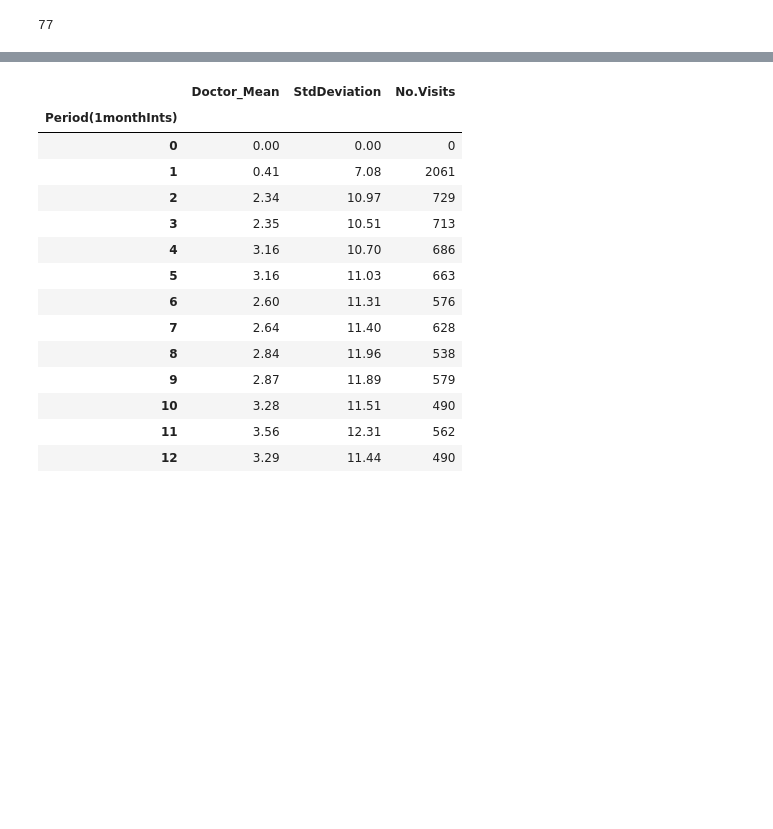
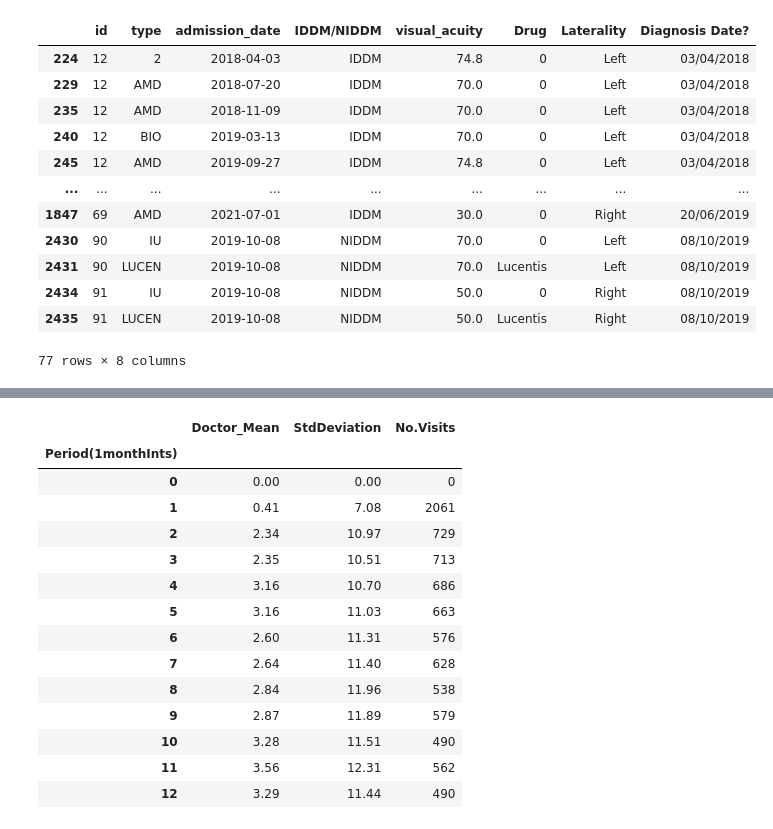
Before and after one commit to charlieoneill23/charliemacuject, a Jupyter notebook: pharma_reports/DME/DMEAudit.ipynb, the cells around one changed output, grey strips where cells are left out. Drawn from its saved outputs; the diff is of its cells as text; code cells hidden in the pictures; blank space fills up the shorter version.

```diff
--- a/pharma_reports/DME/DMEAudit.ipynb
+++ b/pharma_reports/DME/DMEAudit.ipynb
@@ -217,5 +244,16 @@ len(a), len(b), len(c)
-# %%
-z = test.get_df()
-len(z)
-# %% [output]
-77
+# %%
+a
+# %% [output]
+|  | id | type | admission_date | IDDM/NIDDM | visual_acuity | Drug | Laterality | Diagnosis Date? |
+| 224 | 12 | 2 | 2018-04-03 | IDDM | 74.8 | 0 | Left | 03/04/2018 |
+| 229 | 12 | AMD | 2018-07-20 | IDDM | 70.0 | 0 | Left | 03/04/2018 |
+| 235 | 12 | AMD | 2018-11-09 | IDDM | 70.0 | 0 | Left | 03/04/2018 |
+| 240 | 12 | BIO | 2019-03-13 | IDDM | 70.0 | 0 | Left | 03/04/2018 |
+| 245 | 12 | AMD | 2019-09-27 | IDDM | 74.8 | 0 | Left | 03/04/2018 |
+| ... | ... | ... | ... | ... | ... | ... | ... | ... |
+| 1847 | 69 | AMD | 2021-07-01 | IDDM | 30.0 | 0 | Right | 20/06/2019 |
+| 2430 | 90 | IU | 2019-10-08 | NIDDM | 70.0 | 0 | Left | 08/10/2019 |
+| 2431 | 90 | LUCEN | 2019-10-08 | NIDDM | 70.0 | Lucentis | Left | 08/10/2019 |
+| 2434 | 91 | IU | 2019-10-08 | NIDDM | 50.0 | 0 | Right | 08/10/2019 |
+| 2435 | 91 | LUCEN | 2019-10-08 | NIDDM | 50.0 | Lucentis | Right | 08/10/2019 |
+77 rows × 8 columns
```
Also changed, not shown: parts of 11 cells of this notebook, 11 other files.
